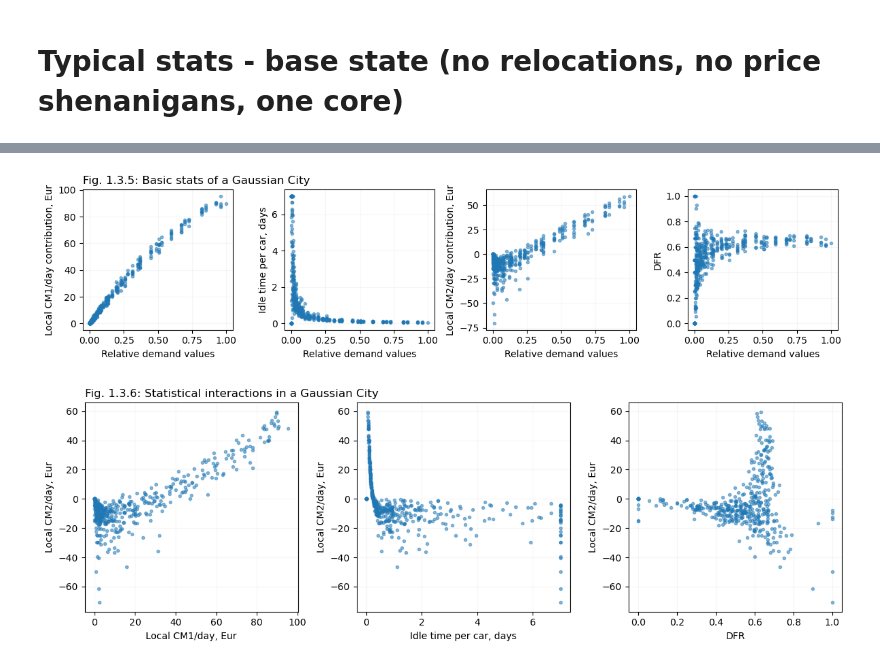
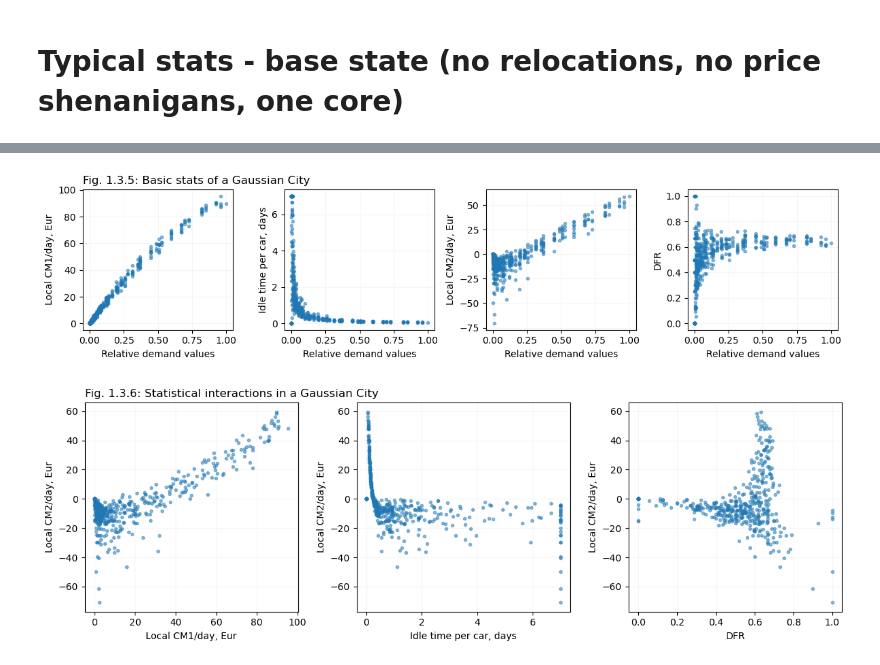
Before and after one commit to khakhalin/carsharing101, a Jupyter notebook: scripts/01natural_03city.ipynb, the cells around one changed output, grey strips where cells are left out. Cells and saved outputs as stored; diff of their text form; code cells hidden in the pictures.

Commit message:
Flattened city

```diff
--- a/scripts/01natural_03city.ipynb
+++ b/scripts/01natural_03city.ipynb
@@ -254,38 +256,38 @@ demand = city.demand.flatten()
 cm1 = city.stats_cm1.flatten() / city.n_days
 cm2 = city.stats_cm2.flatten() / city.n_days
 idle_times = city.stats_idle_time.flatten() * city.tick_in_minutes / 60 / 24 / np.maximum(1, city.stats_n_rentals.flatten())
-dfr = city.stats_n_rentals.flatten() / np.maximum(1, city.stats_n_apops.flatten())
+dfr = city.stats_n_rentals.flatten() / np.maximum(1, city.stats_n_appops.flatten())
 
 plt.figure(figsize=(12, 3))
 plt.subplot(141)
 plt.title("Fig. 1.3.5: Basic stats of a Gaussian City", loc='left');
 plt.plot(demand, cm1, '.', alpha=0.5)
 plt.grid(alpha=0.1)
 plt.xlabel("Relative demand values")
-plt.ylabel("Local CM1/day contribution, Eur")
+plt.ylabel("Local CM1/day, Eur")
 
 plt.subplot(142)
 plt.plot(demand, np.minimum(7, idle_times), '.', alpha=0.5)
 plt.grid(alpha=0.1)
 plt.xlabel("Relative demand values")
 plt.ylabel("Idle time per car, days")
 
 plt.subplot(143)
 plt.plot(demand, cm2, '.', alpha=0.5)
 plt.grid(alpha=0.1)
 plt.xlabel("Relative demand values")
-plt.ylabel("Local CM2/day contribution, Eur")
+plt.ylabel("Local CM2/day, Eur")
 
 plt.subplot(144)
 plt.plot(demand, dfr, '.', alpha=0.5)
 plt.grid(alpha=0.1)
 plt.xlabel("Relative demand values")
 plt.ylabel("DFR")
 
 plt.tight_layout();
 plt.savefig("../figures/01simple_03city_05stats_plots.svg", dpi=300)
 # %% [output]
-[figure, old version]
+[figure, new version]
 # %%
 # Fancier stats (from the same run)
 
```
Also changed, not shown: parts of 7 cells of this notebook, 9 other files.
